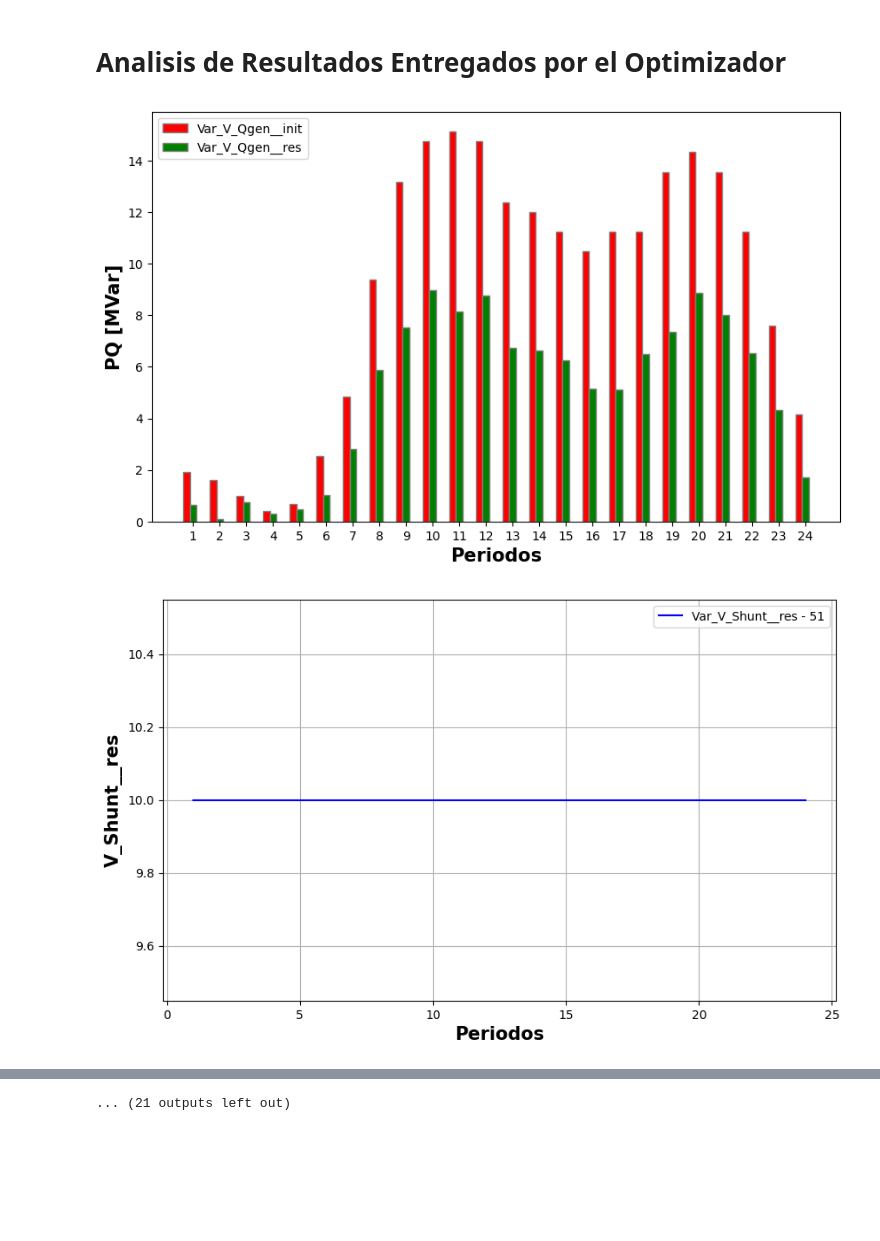
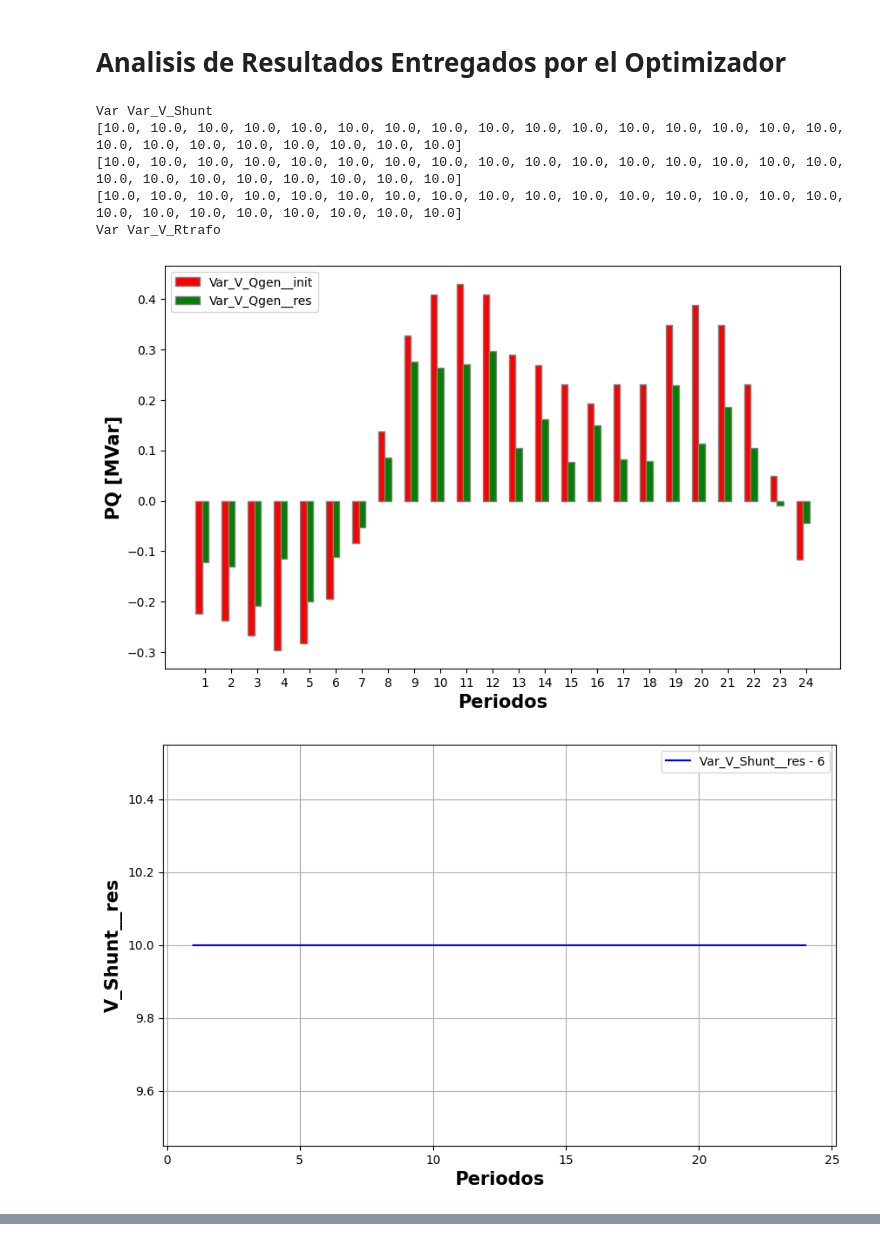
Before and after one commit to nensanc/PowerSystem, a Jupyter notebook: data analytics/Result_analytics.ipynb, the cells around one changed output, grey strips where cells are left out. Cells and saved outputs as stored; diff of their text form; code cells hidden in the pictures; blank space fills up the shorter version.

```diff
--- a/data analytics/Result_analytics.ipynb
+++ b/data analytics/Result_analytics.ipynb
@@ -61,6 +61,7 @@ def get_df(var, system):
                 t_aux.get(int(t)).append(value)
             res_dict[name] = t_aux
     else:
+        print(f'Var {var}')
         for name, df in dict_df.items():
             t_aux = {}
             dict_df_aux = dict((df.iloc[i][0], df.iloc[i][1]) for i in range(df.shape[0]))
@@ -74,16 +75,13 @@ def get_df(var, system):
     return res_dict
 
 def graph_plot(res, system, folder):
-    T = [t for t in range(1,2*25)]
+    T = [t for t in range(1,25)]
     for name, dict_df in res.items():
         for trafo, value in dict_df.items():
             fig = plt.subplots(figsize =(10, 6))
             # Make the plot
-            value_2 = []
-            for v in value:
-                value_2.append(v)
-                value_2.append(v)
-            plt.plot(T, value_2, color='b', label=f'{name} - {trafo}')
+            print(value)
+            plt.plot(T, value, color='b', label=f'{name} - {trafo}')
             # Adding Xticks
             plt.xlabel('Periodos', fontweight ='bold', fontsize = 15)
             plt.ylabel(name.replace('Var_',''), fontweight ='bold', fontsize = 15)
@@ -131,16 +129,21 @@ def graph_plot_2(res, system, folder):
 # %%
 # graficamos
 folder = r'\\wsl.localhost\Ubuntu\home\nensanc\GitHub\PowerSystem\Resultados\Graficas'
-system = ['ieee9', 'ieee39', 'ieee57', 'ieee118'][3]
+system = ['ieee9', 'ieee39', 'ieee57', 'ieee118'][0]
 list_var = ['Var_V_Qgen','Var_V_Shunt', 'Var_V_Rtrafo','Var_V_Vbus']
 for var in list_var:
     res = get_df(var, system)
     if var=='Var_V_Vbus':
         graph_plot_2(res, system, folder)
     elif len(res)>1:
         graph_bar(res, system, folder)
     else:
         graph_plot(res, system, folder)
 # %% [output]
+Var Var_V_Shunt
+[10.0, 10.0, 10.0, 10.0, 10.0, 10.0, 10.0, 10.0, 10.0, 10.0, 10.0, 10.0, 10.0, 10.0, 10.0, 10.0, 10.0, 10.0, 10.0, 10.0, 10.0, 10.0, 10.0, 10.0]
+[10.0, 10.0, 10.0, 10.0, 10.0, 10.0, 10.0, 10.0, 10.0, 10.0, 10.0, 10.0, 10.0, 10.0, 10.0, 10.0, 10.0, 10.0, 10.0, 10.0, 10.0, 10.0, 10.0, 10.0]
+[10.0, 10.0, 10.0, 10.0, 10.0, 10.0, 10.0, 10.0, 10.0, 10.0, 10.0, 10.0, 10.0, 10.0, 10.0, 10.0, 10.0, 10.0, 10.0, 10.0, 10.0, 10.0, 10.0, 10.0]
+Var Var_V_Rtrafo
-[figure, old version]
+[figure, new version]
-[figure, old version]
+[figure, new version]
@@ -157 +157,0 @@ for var in list_var:
-... (21 outputs left out)
```
Also changed, not shown: parts of 1 cell of this notebook, 12 other files.
